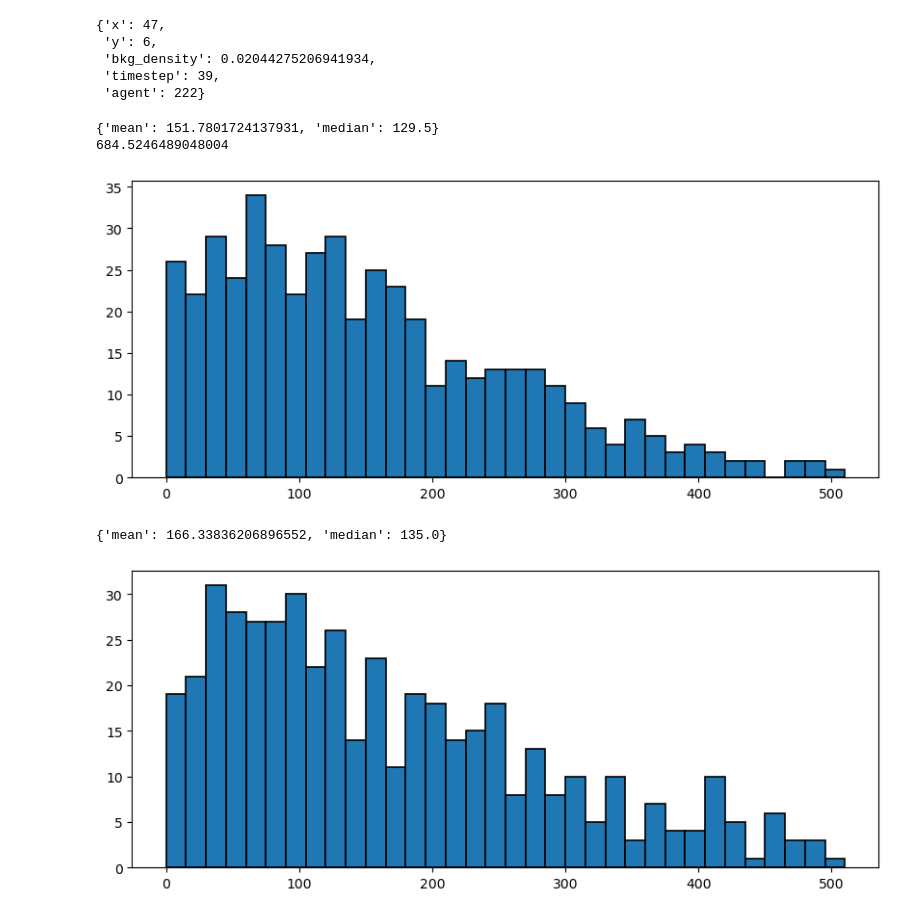
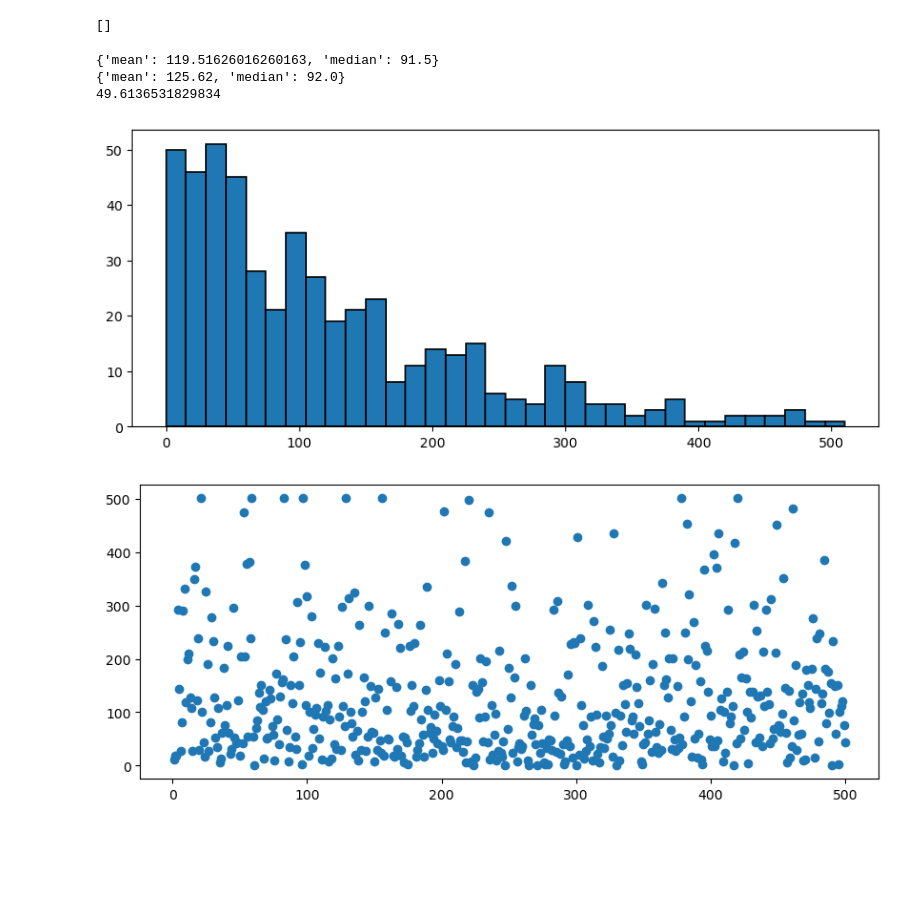
Before and after one commit to m-bhatt/abm_violence, a Jupyter notebook: toy_abm.ipynb, the cells around one changed output. Saved outputs shown, nothing was run; the diff lists cells and outputs as text; code cells hidden in the pictures; blank space fills up the shorter version.

```diff
--- a/toy_abm.ipynb
+++ b/toy_abm.ipynb
@@ -170,5 +217,5 @@ def plot_timesteps(output, num_iter):
 # %%
-# sim
+# sim for prototyping purposes
 
 rng = np.random.default_rng() # set seed for reproducibility
 
@@ -183,7 +230,7 @@ num_retailers = max(5, len(board) * len(board[0]) // 100)
 retailers = initiate_weapon_retailers(board, num_retailers, rng)
 
 events = []
-t = 500
+t = 5
 for i in range(t):
     new_agents = np.array([])
     for a in agents:
@@ -196,10 +243,6 @@ for i in range(t):
     agents = new_agents # to ensure each agent can only initiate one event
     if t % 100 == 0:
         agent_go_home(board, a)
-events[0]
+events
 # %% [output]
-{'x': 47,
- 'y': 6,
- 'bkg_density': 0.02044275206941934,
- 'timestep': 39,
- 'agent': 222}
+[]
@@ -255,28 +302,52 @@ def run_abm(board_size=(50,50),
 # %%
-def abm_ensemble(num_models, board_size=(50,50),
+def abm_ensemble(num_models, threshold_factor=100,
+                 board_size=(50,50),
             num_iter=500,
             num_agents=250,
-            num_retailers=10,
+            num_retailers=1,
             num_gaussians=40,
-            threshold=0.03,
+            chance_leaving=0.3,
+            stress_increase=0,
             seed=None):
+
+    rng, board, agents, retailers = make_new_abm(board_size=board_size,
+                                            num_iter=num_iter,
+                                            num_agents=num_agents,
+                                            num_retailers=num_retailers,
+                                            num_gaussians=num_gaussians,
+                                            seed=seed)
 
     events = []
     for i in range(num_models):
-        events.append(run_abm())
+        threshold = max(0, np.sum(board)//threshold_factor)
+        ev, board, agents, retailers = run_abm(num_iter=num_iter,
+                                                   rng=rng,
+                                                   threshold=threshold,
+                                                   board=board,
+                                                   agents=agents,
+                                                   retailers=retailers,
+                                                   chance_leaving=chance_leaving,
+                                                   stress_increase=stress_increase)
 
-    plot_timesteps(events, num_iter)
-    return events
+        # remove agent who initiated event, if there was an event
+        if len(ev) > 0:
+            agents = [a for a in agents if a.id != ev["agent"]]
+            # add a new agent that is violent, otherwise eventually we will run out
+            new_agent = sample_agents(board, 1, rng, idn=num_agents+i, violent_chance=0)[0]
+            agents=np.append(agents,new_agent)
+
+        events.append(ev)
+
+    return events, num_iter
 # %%
 start = time.time()
-res = abm_ensemble(500, num_retailers=50)
+events, num_iter = abm_ensemble(500)
+plot_timesteps(events, num_iter)
+line_plot_timesteps(events, num_iter)
 print(time.time() - start)
 # %% [output]
-{'mean': 151.7801724137931, 'median': 129.5}
-684.5246489048004
+{'mean': 119.51626016260163, 'median': 91.5}
+{'mean': 125.62, 'median': 92.0}
+49.6136531829834
-[figure, old version]
+[figure, new version]
+[figure, added]
-# %%
-plot_timesteps(res, 500) # all default params except num_retailers = 25
-# %% [output]
-{'mean': 166.33836206896552, 'median': 135.0}
-[figure, removed]
```
Also changed, not shown: parts of 5 cells of this notebook, 1 other file.
